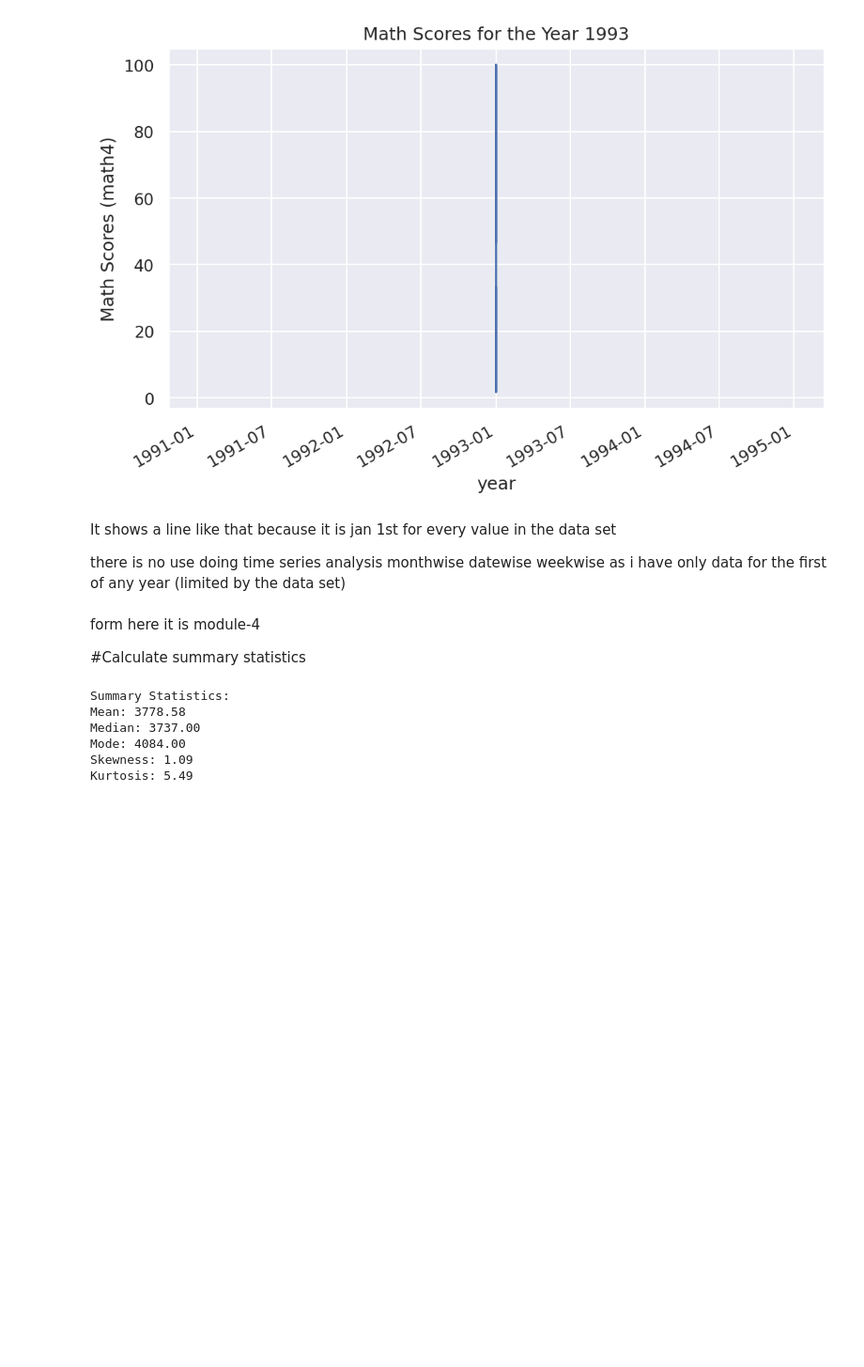
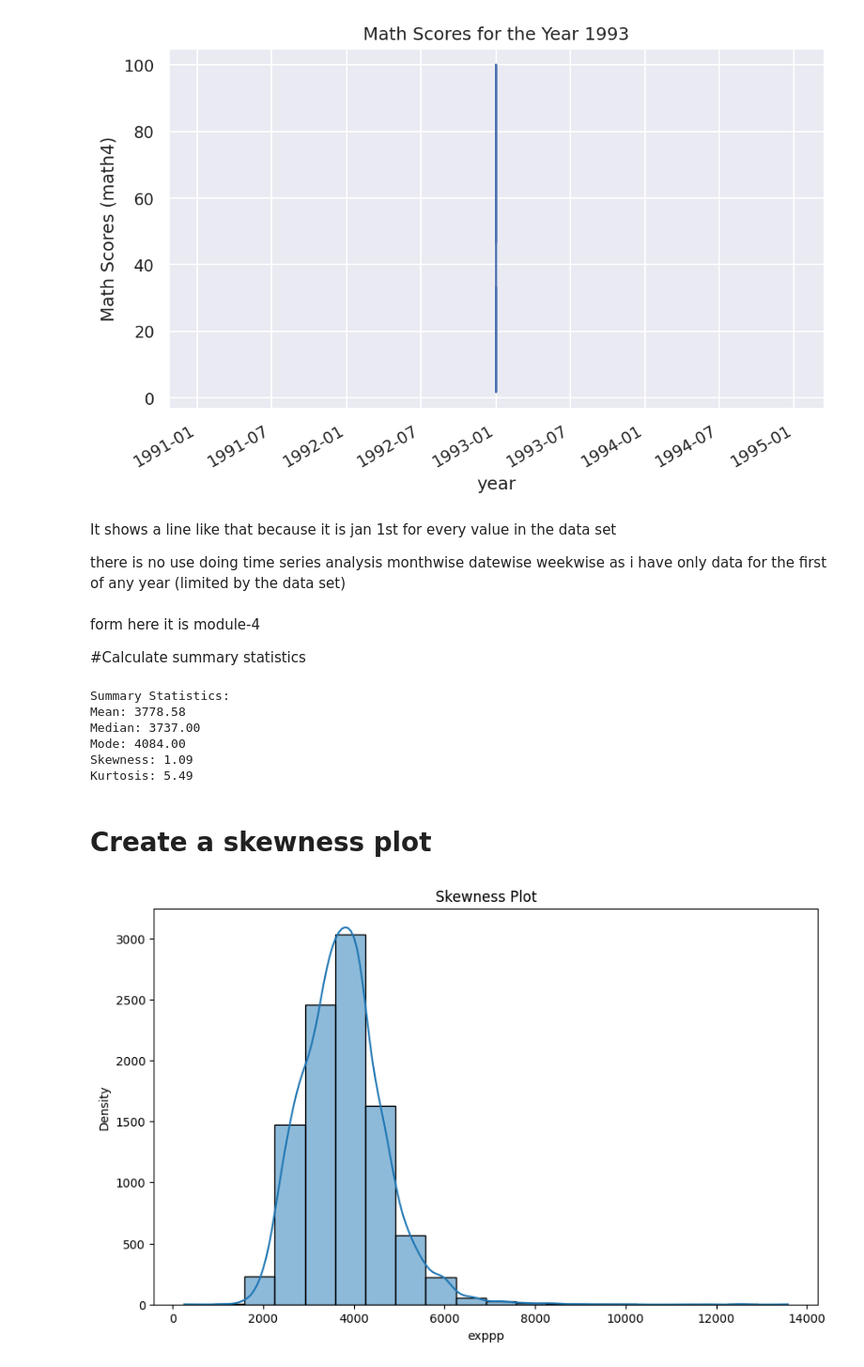
Before and after one commit to Puneeth-23BCE0191/23BCE0191.ipynb, a Jupyter notebook: 23BCE0191.ipynb, the cells around one changed output. Shown at 94% size. Cells and saved outputs as stored; diff of their text form; code cells hidden in the pictures; blank space fills up the shorter version.

```diff
--- a/23BCE0191.ipynb
+++ b/23BCE0191.ipynb
@@ -660,7 +660,6 @@ form here it is module-4
 #Calculate summary statistics
 # %%
 # Calculate summary statistics
-num_col = 'exppp'  # or any other numeric column name from your DataFrame 'df'
 mean_val = df[num_col].mean()  # Compute the mean of the column
 median_val = df[num_col].median()  # Compute the median
 mode_val = df[num_col].mode().values[0]  # Compute the mode (first value if multiple modes exist)
@@ -680,3 +679,17 @@ Median: 3737.00
 Mode: 4084.00
 Skewness: 1.09
 Kurtosis: 5.49
+# %% [markdown]
+# Create a skewness plot
+# %%
+plt.figure(figsize=(10, 6))
+sns.histplot(df[num_col], bins=20, kde=True)
+# Set plot title and labels
+plt.title("Skewness Plot")  # Title of the plot
+plt.xlabel(num_col)  # Label for the x-axis (numeric column name)
+plt.ylabel("Density")  # Label for the y-axis
+
+# Display the plot
+plt.show()
+# %% [output]
+[figure, added]
```
Also changed, not shown: parts of 10 cells of this notebook.
